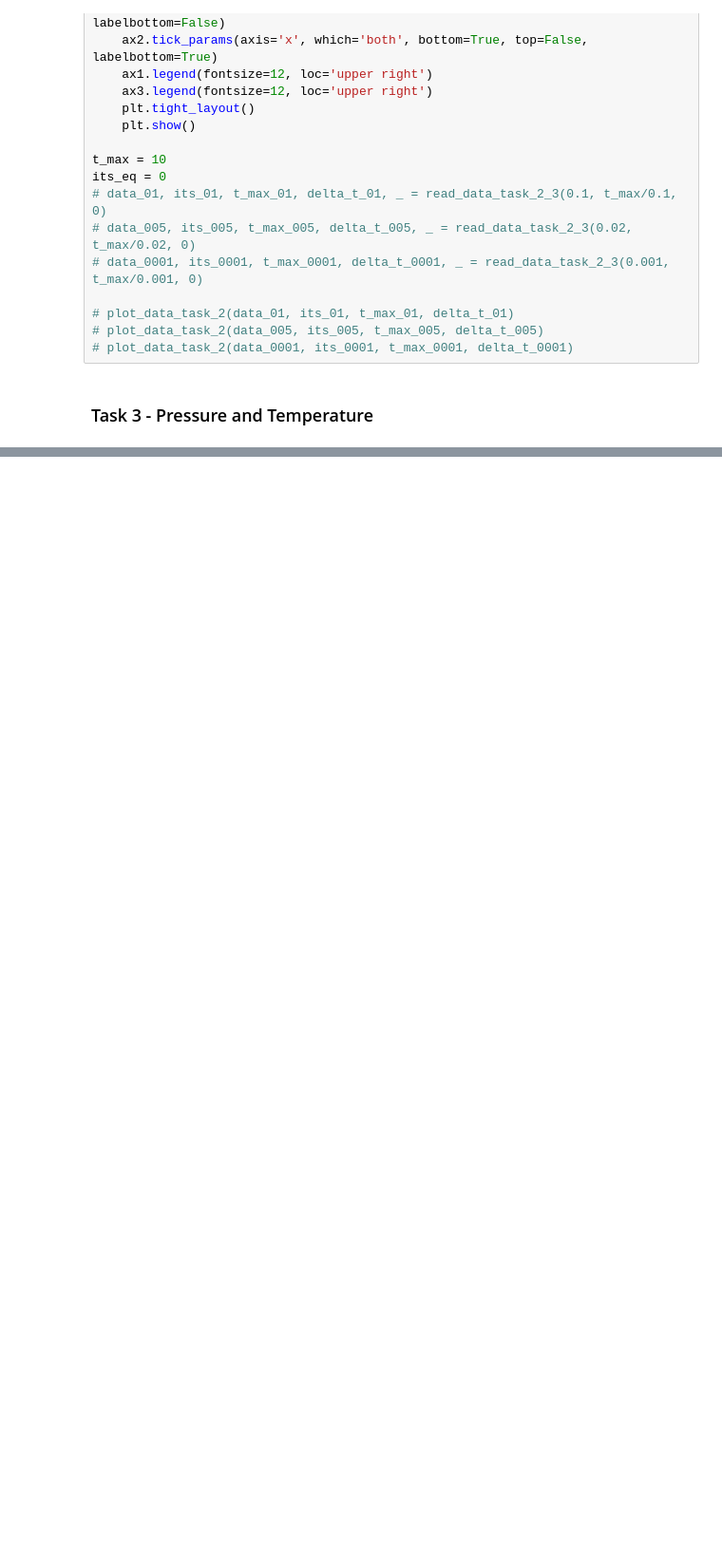
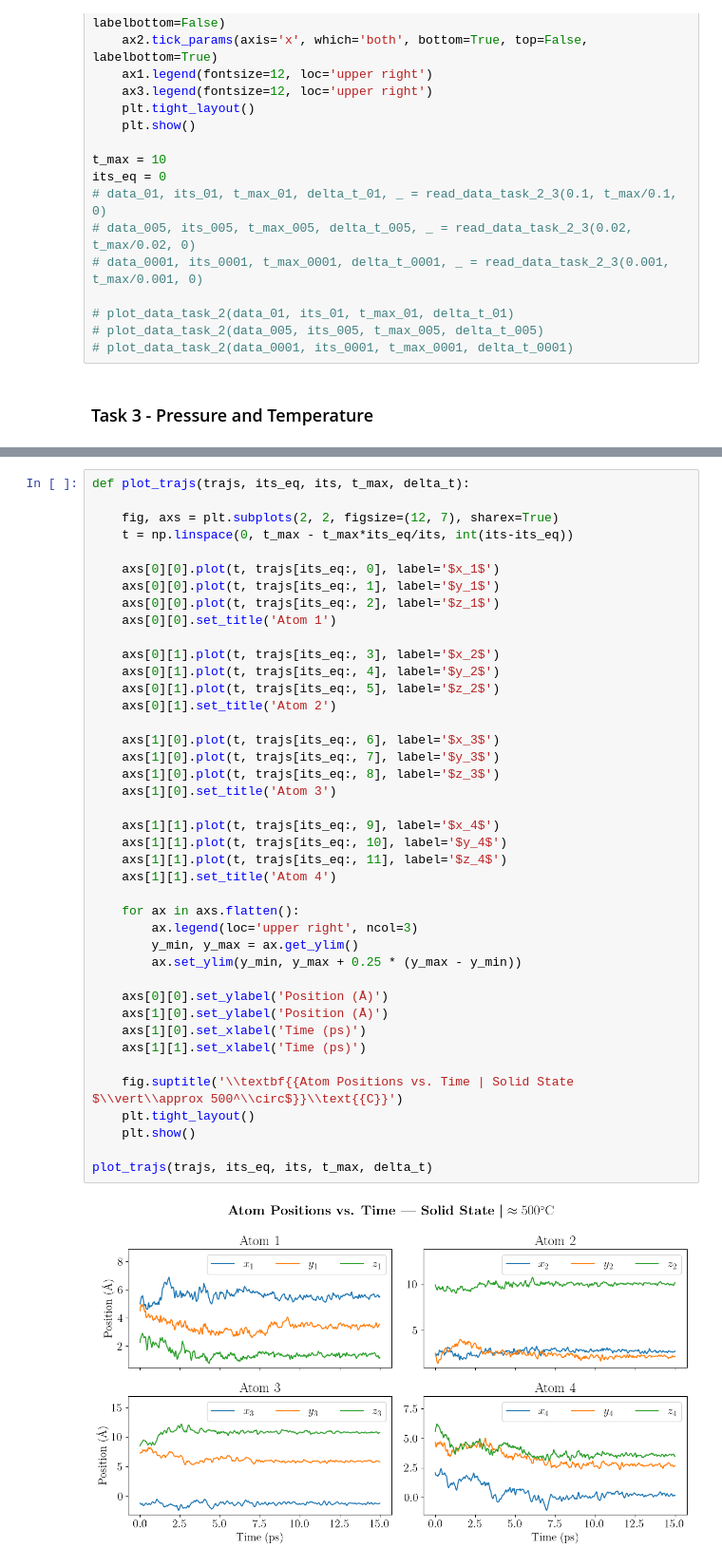
Before and after one commit to stommen/fka122-homeworks, a Jupyter notebook: H1/analyzer.ipynb, the cells around one changed output, grey strips where cells are left out. Shown: that part at 95% size. Saved outputs shown, nothing was run; the diff lists cells and outputs as text; blank space fills up the shorter version.

```diff
--- a/H1/analyzer.ipynb
+++ b/H1/analyzer.ipynb
@@ -158,0 +159,43 @@ plt.ylim(-10, 10)
+# %%
+def plot_trajs(trajs, its_eq, its, t_max, delta_t):
+
+    fig, axs = plt.subplots(2, 2, figsize=(12, 7), sharex=True)
+    t = np.linspace(0, t_max - t_max*its_eq/its, int(its-its_eq))
+
+    axs[0][0].plot(t, trajs[its_eq:, 0], label='$x_1$')
+    axs[0][0].plot(t, trajs[its_eq:, 1], label='$y_1$')
+    axs[0][0].plot(t, trajs[its_eq:, 2], label='$z_1$')
+    axs[0][0].set_title('Atom 1')
+
+    axs[0][1].plot(t, trajs[its_eq:, 3], label='$x_2$')
+    axs[0][1].plot(t, trajs[its_eq:, 4], label='$y_2$')
+    axs[0][1].plot(t, trajs[its_eq:, 5], label='$z_2$')
+    axs[0][1].set_title('Atom 2')
+
+    axs[1][0].plot(t, trajs[its_eq:, 6], label='$x_3$')
+    axs[1][0].plot(t, trajs[its_eq:, 7], label='$y_3$')
+    axs[1][0].plot(t, trajs[its_eq:, 8], label='$z_3$')
+    axs[1][0].set_title('Atom 3')
+
+    axs[1][1].plot(t, trajs[its_eq:, 9], label='$x_4$')
+    axs[1][1].plot(t, trajs[its_eq:, 10], label='$y_4$')
+    axs[1][1].plot(t, trajs[its_eq:, 11], label='$z_4$')
+    axs[1][1].set_title('Atom 4')
+
+    for ax in axs.flatten():
+        ax.legend(loc='upper right', ncol=3)
+        y_min, y_max = ax.get_ylim()
+        ax.set_ylim(y_min, y_max + 0.25 * (y_max - y_min))
+
+    axs[0][0].set_ylabel('Position (Å)')
+    axs[1][0].set_ylabel('Position (Å)')
+    axs[1][0].set_xlabel('Time (ps)')
+    axs[1][1].set_xlabel('Time (ps)')
+
+    fig.suptitle('\\textbf{{Atom Positions vs. Time | Solid State $\\vert\\approx 500^\\circ$}}\\text{{C}}')
+    plt.tight_layout()
+    plt.show()
+
+plot_trajs(trajs, its_eq, its, t_max, delta_t)
+# %% [output]
+[figure, added]
```
Also changed, not shown: parts of 1 cell of this notebook.
